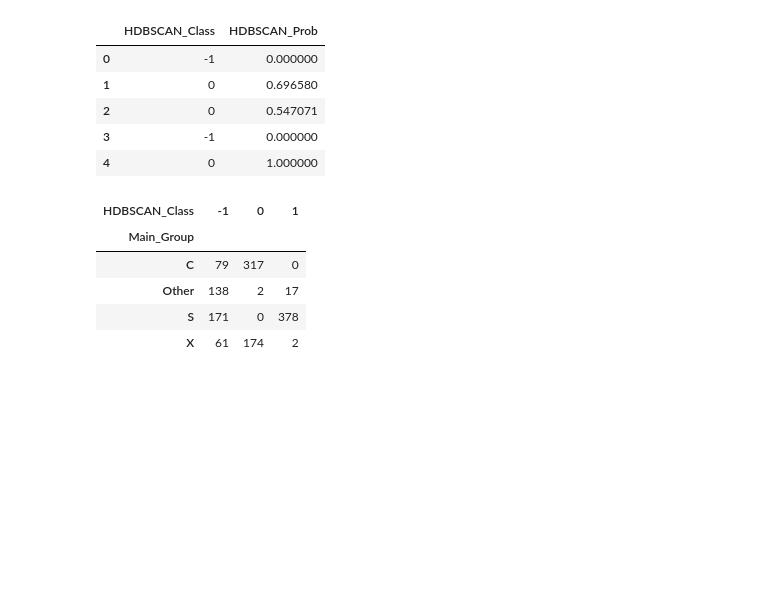
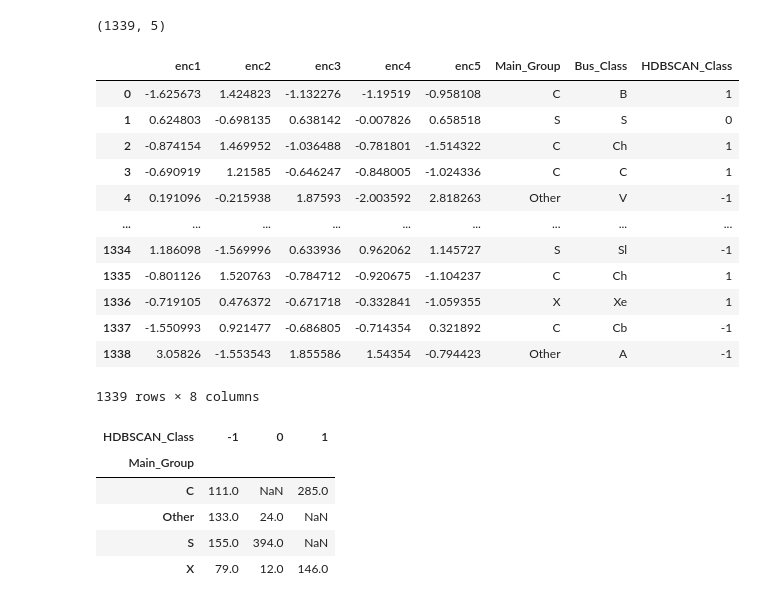
Before and after one commit to RaviRu11d/Asteroid_Spectra_Project, a Jupyter notebook: 17_autoencoder_clustering_HDBSCAN.ipynb, the cells around one changed output. Cells and saved outputs as stored; diff of their text form; code cells hidden in the pictures; blank space fills up the shorter version.

```diff
--- a/17_autoencoder_clustering_HDBSCAN.ipynb
+++ b/17_autoencoder_clustering_HDBSCAN.ipynb
@@ -69,15 +79,15 @@ def create_model():
     # Encoder (Trial 14 params)
     # --------------------
     hidden_layer = keras.layers.Conv1D(
-        filters=32,              # 1_filter
-        kernel_size=6,           # 1_kernal
+        filters=16,              # 1_filter
+        kernel_size=3,           # 1_kernal
         activation="relu",
         padding="same"
     )(input_layer)
 
     hidden_layer = keras.layers.Conv1D(
-        filters=128,             # 2_filter
-        kernel_size=4,           # 2_kernal
+        filters=32,             # 2_filter
+        kernel_size=3,           # 2_kernal
         activation="relu",
         padding="same"
     )(hidden_layer)
@@ -89,19 +99,19 @@ def create_model():
     # --------------------
     # Decoder (mirror)
     # --------------------
-    reset_lay = keras.layers.Dense(49 * 128)(bottleneck_lay)
-    reshape_lay = keras.layers.Reshape((49, 128))(reset_lay)
+    reset_lay = keras.layers.Dense(49 * 32)(bottleneck_lay)
+    reshape_lay = keras.layers.Reshape((49, 32))(reset_lay)
 
     hidden_layer = keras.layers.Conv1DTranspose(
-        filters=128,
-        kernel_size=4,
+        filters=32,
+        kernel_size=3,
         activation="relu",
         padding="same"
     )(reshape_lay)
 
     hidden_layer = keras.layers.Conv1DTranspose(
-        filters=32,
-        kernel_size=6,
+        filters=12,
+        kernel_size=3,
         activation="relu",
         padding="same"
     )(hidden_layer)
@@ -343,45 +363,55 @@ encoded_df.loc[:, encoder_space[:-2]] = encoded_df.loc[:, encoder_space[:-2]].as
+# %%
+X_encoded_scaled.shape
+# %% [output]
+(1339, 5)
 # %%
 import hdbscan
 import numpy as np
 import pandas as pd
 
 # HDBSCAN model
-hdb = hdbscan.HDBSCAN(
-    min_cluster_size=30,
-    min_samples=10,
+min_cluster_size = 15
+
+# Create and fit the HDBSCAN model
+clusterer = hdbscan.HDBSCAN(
+    min_cluster_size=min_cluster_size,
+    min_samples=5,
     metric="euclidean",
     cluster_selection_method="eom",
     prediction_data=True
 )
 
-# Fit HDBSCAN
-hdb.fit(X_encoded_scaled)
+clusterer.fit(X_encoded_scaled)
 
-# Assign cluster labels
-encoded_df.loc[:, "HDBSCAN_Class"] = hdb.labels_
+encoded_df.loc[:, "HDBSCAN_Class"] = clusterer.labels_
 
-# Assign soft membership probabilities
-encoded_df.loc[:, "HDBSCAN_Prob"] = hdb.probabilities_
-
-encoded_df[["HDBSCAN_Class", "HDBSCAN_Prob"]].head()
+encoded_df
 # %% [output]
-|  | HDBSCAN_Class | HDBSCAN_Prob |
-| 0 | -1 | 0.000000 |
-| 1 | 0 | 0.696580 |
-| 2 | 0 | 0.547071 |
-| 3 | -1 | 0.000000 |
-| 4 | 0 | 1.000000 |
+|  | enc1 | enc2 | enc3 | enc4 | enc5 | Main_Group | Bus_Class | HDBSCAN_Class |
+| 0 | -1.625673 | 1.424823 | -1.132276 | -1.19519 | -0.958108 | C | B | 1 |
+| 1 | 0.624803 | -0.698135 | 0.638142 | -0.007826 | 0.658518 | S | S | 0 |
+| 2 | -0.874154 | 1.469952 | -1.036488 | -0.781801 | -1.514322 | C | Ch | 1 |
+| 3 | -0.690919 | 1.21585 | -0.646247 | -0.848005 | -1.024336 | C | C | 1 |
+| 4 | 0.191096 | -0.215938 | 1.87593 | -2.003592 | 2.818263 | Other | V | -1 |
+| ... | ... | ... | ... | ... | ... | ... | ... | ... |
+| 1334 | 1.186098 | -1.569996 | 0.633936 | 0.962062 | 1.145727 | S | Sl | -1 |
+| 1335 | -0.801126 | 1.520763 | -0.784712 | -0.920675 | -1.104237 | C | Ch | 1 |
+| 1336 | -0.719105 | 0.476372 | -0.671718 | -0.332841 | -1.059355 | X | Xe | 1 |
+| 1337 | -1.550993 | 0.921477 | -0.686805 | -0.714354 | 0.321892 | C | Cb | -1 |
+| 1338 | 3.05826 | -1.553543 | 1.855586 | 1.54354 | -0.794423 | Other | A | -1 |
+1339 rows × 8 columns
 # %%
-encoded_grouped_df = pd.crosstab(
-    index=encoded_df["Main_Group"],
-    columns=encoded_df["HDBSCAN_Class"]
-)
+# Groupby the Main group and the HDBSCAN classification
+encoded_grouped_df = pd.crosstab(index=encoded_df["Main_Group"],
+                                 columns=encoded_df["HDBSCAN_Class"],
+                                 values=encoded_df["enc1"],
+                                 aggfunc="count")
 
 encoded_grouped_df
 # %% [output]
 | HDBSCAN_Class | -1 | 0 | 1 |
 | Main_Group |  |  |  |
-| C | 79 | 317 | 0 |
-| Other | 138 | 2 | 17 |
-| S | 171 | 0 | 378 |
-| X | 61 | 174 | 2 |
+| C | 111.0 | NaN | 285.0 |
+| Other | 133.0 | 24.0 | NaN |
+| S | 155.0 | 394.0 | NaN |
+| X | 79.0 | 12.0 | 146.0 |
```
Also changed, not shown: parts of 27 cells of this notebook, 12 other files.
